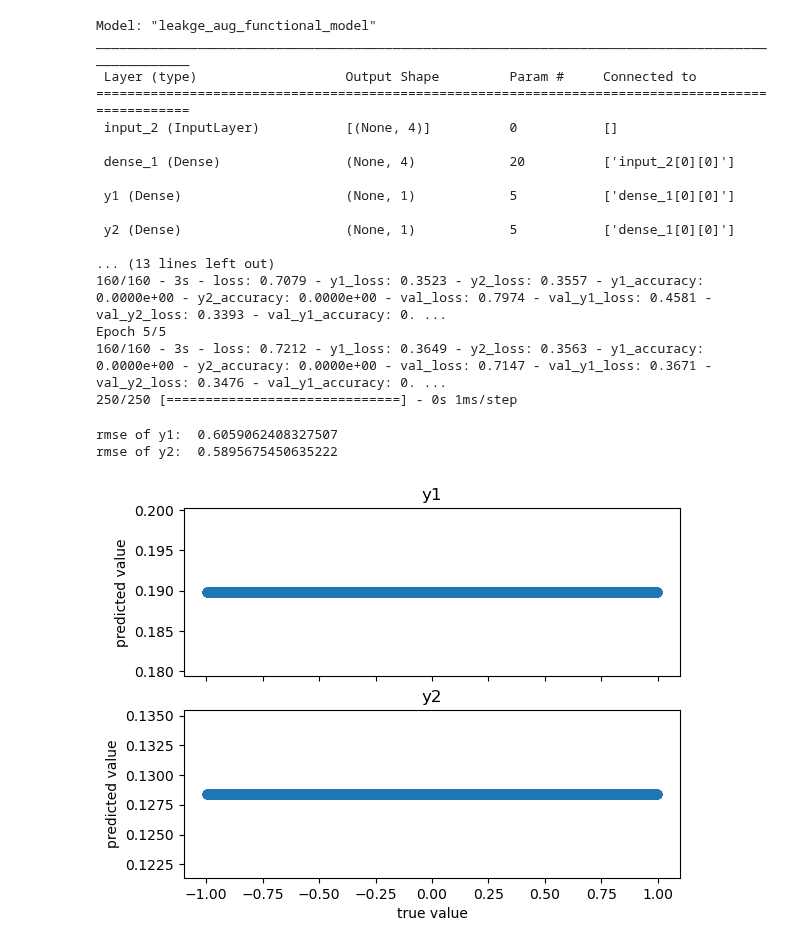
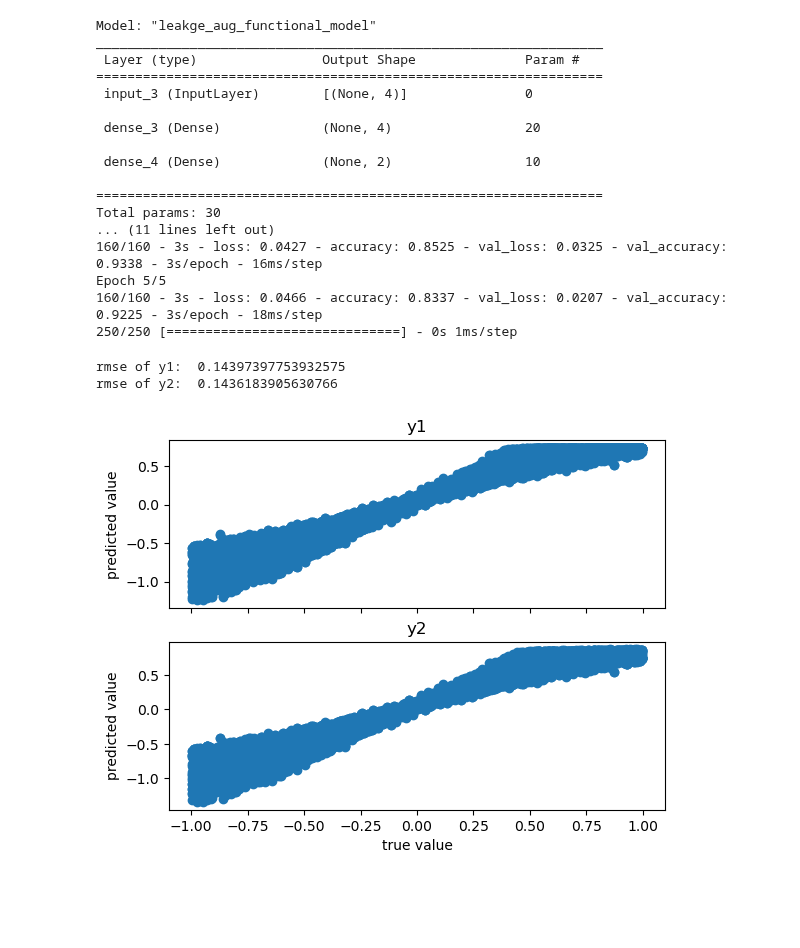
Before and after one commit to sreeragvn/FPDS-final-project-Leakage-Detection, a Jupyter notebook: leakage.ipynb, the cells around one changed output. Drawn from its saved outputs; the diff is of its cells as text; code cells hidden in the pictures; blank space fills up the shorter version.

Commit message:
changed nn structure to 1 output layer with 2 neuron

```diff
--- a/leakage.ipynb
+++ b/leakage.ipynb
@@ -165,7 +153,11 @@ Epoch 5/5
 # %%
-def prediction_accuracy(predictions, y1_validation, y2_validation):
+def prediction_accuracy(predictions, Y_validation):
+    predictions = predictions.transpose()
+    Y_validation = Y_validation.transpose()
     y1 = predictions[0]
     y2 = predictions[1]
+    y1_validation = Y_validation[0]
+    y2_validation = Y_validation[1]
     fig, axs = plt.subplots(2)
     # print(y1_validation.shape, y1.shape)
     # print(y2_validation.shape, y2.shape)
@@ -182,5 +174,5 @@ def prediction_accuracy(predictions, y1_validation, y2_validation):
     print("rmse of y1: ", mean_squared_error(y1_validation, y1, squared=False))
     print("rmse of y2: ", mean_squared_error(y2_validation, y2, squared=False))
 
-prediction_accuracy(predictions, y1_validation, y2_validation)
+prediction_accuracy(predictions, Y_validation)
 # %% [output]
@@ -288,15 +272,16 @@ dense1 = tf.keras.layers.Dense(4, activation='relu')
 # dense2_1 = tf.keras.layers.Dense(1, activation = 'sigmoid', name = 'y1')
 # dense2_2 = tf.keras.layers.Dense(1, activation = 'sigmoid', name = 'y2')
 
-dense2_1 = tf.keras.layers.Dense(1, name = 'y1')
-dense2_2 = tf.keras.layers.Dense(1, name = 'y2')
+# dense2_1 = tf.keras.layers.Dense(1, name = 'y1')
+# dense2_2 = tf.keras.layers.Dense(1, name = 'y2')
+dense2_1 = tf.keras.layers.Dense(2)
 
 x=dense1(inputs)
 
 outputs1=dense2_1(x)
-outputs2=dense2_2(x)
+# outputs2=dense2_2(x)
 
-model = tf.keras.Model(inputs=inputs, outputs=[outputs1, outputs2], name = 'leakge_aug_functional_model')
+model = tf.keras.Model(inputs=inputs, outputs=outputs1, name = 'leakge_aug_functional_model')
 
 print(model.summary())
 
@@ -305,46 +290,46 @@ model.compile(optimizer=tf.keras.optimizers.Adam(learning_rate=0.1),
               metrics = ['accuracy']
 )
 
-y_aug = {
-    "y1" : Y_train_Aug[:,0],
-    "y2" : Y_train_Aug[:,1]
-}
+# y_aug = {
+#     "y1" : Y_train_Aug[:,0],
+#     "y2" : Y_train_Aug[:,1]
+# }
 
-y_aug_valid = {
-    "y1" : Y_validation_Aug[:,0],
-    "y2" : Y_validation_Aug[:,1]
-}
+# y_aug_valid = {
+#     "y1" : Y_validation_Aug[:,0],
+#     "y2" : Y_validation_Aug[:,1]
+# }
 
 
-model.fit(X_train_Aug, y=y_aug, epochs=5, batch_size=5, verbose=2, validation_data=(X_validation_Aug, y_aug_valid))
+model.fit(X_train_Aug, y=Y_train_Aug, epochs=5, batch_size=5, verbose=2, validation_data=(X_validation_Aug, Y_validation_Aug))
 
 predictions = model.predict(X_validation_Aug)
 
 # even for a primilinary result, the loss is pretty good
 # %% [output]
 Model: "leakge_aug_functional_model"
-__________________________________________________________________________________________________
- Layer (type)                   Output Shape         Param #     Connected to
-==================================================================================================
- input_2 (InputLayer)           [(None, 4)]          0           []
+_________________________________________________________________
+ Layer (type)                Output Shape              Param #
+=================================================================
+ input_3 (InputLayer)        [(None, 4)]               0
 
- dense_1 (Dense)                (None, 4)            20          ['input_2[0][0]']
+ dense_3 (Dense)             (None, 4)                 20
 
- y1 (Dense)                     (None, 1)            5           ['dense_1[0][0]']
+ dense_4 (Dense)             (None, 2)                 10
 
- y2 (Dense)                     (None, 1)            5           ['dense_1[0][0]']
-
-... (13 lines left out)
-160/160 - 3s - loss: 0.7079 - y1_loss: 0.3523 - y2_loss: 0.3557 - y1_accuracy: 0.0000e+00 - y2_accuracy: 0.0000e+00 - val_loss: 0.7974 - val_y1_loss: 0.4581 - val_y2_loss: 0.3393 - val_y1_accuracy: 0. ...
+=================================================================
+Total params: 30
+... (11 lines left out)
+160/160 - 3s - loss: 0.0427 - accuracy: 0.8525 - val_loss: 0.0325 - val_accuracy: 0.9338 - 3s/epoch - 16ms/step
 Epoch 5/5
-160/160 - 3s - loss: 0.7212 - y1_loss: 0.3649 - y2_loss: 0.3563 - y1_accuracy: 0.0000e+00 - y2_accuracy: 0.0000e+00 - val_loss: 0.7147 - val_y1_loss: 0.3671 - val_y2_loss: 0.3476 - val_y1_accuracy: 0. ...
+160/160 - 3s - loss: 0.0466 - accuracy: 0.8337 - val_loss: 0.0207 - val_accuracy: 0.9225 - 3s/epoch - 18ms/step
 250/250 [==============================] - 0s 1ms/step
 # %%
-prediction_accuracy(predictions, Y_validation_Aug[:,0], Y_validation_Aug[:,1])
+prediction_accuracy(predictions, Y_validation_Aug)
 # %% [output]
-rmse of y1:  0.6059062408327507
-rmse of y2:  0.5895675450635222
+rmse of y1:  0.14397397753932575
+rmse of y2:  0.1436183905630766
-[figure, old version]
+[figure, new version]
 # %%
 # class EquivariantLayer(layers.Layer):
 #     def _init_(self, **kwargs):
```
Also changed, not shown: parts of 9 cells of this notebook.
